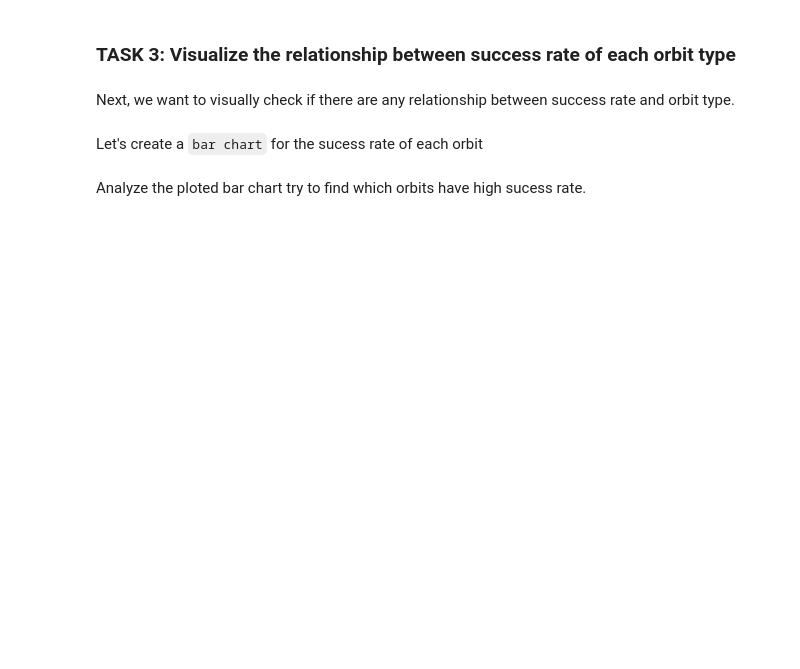
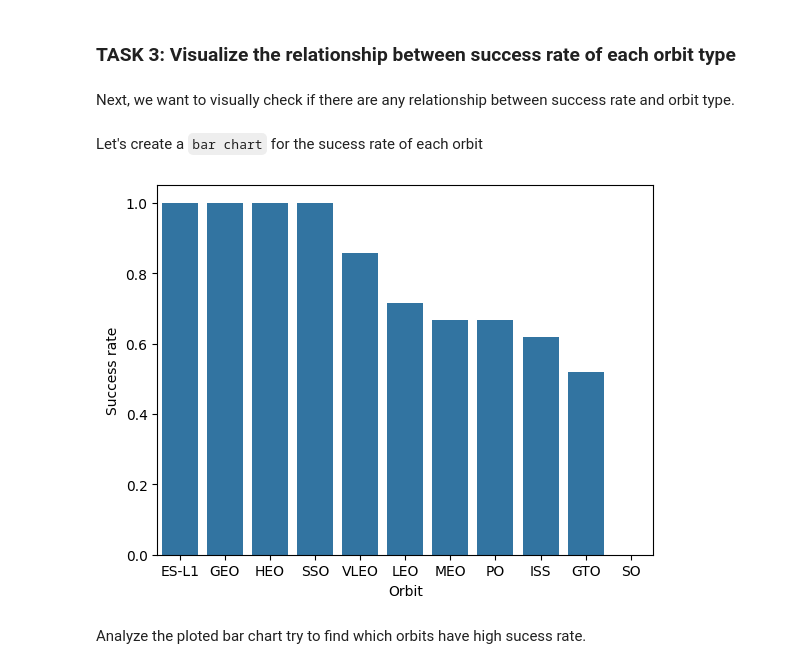
Before and after one commit to agnoevoy/spacex-capstone-project, a Jupyter notebook: notebooks/05_EDA_dataviz.ipynb, the cells around one changed output. Saved outputs shown, nothing was run; the diff lists cells and outputs as text; code cells hidden in the pictures; blank space fills up the shorter version.

```diff
--- a/notebooks/05_EDA_dataviz.ipynb
+++ b/notebooks/05_EDA_dataviz.ipynb
@@ -127,5 +164,18 @@ Next, we want to visually check if there are any relationship between success ra
 Let's create a `bar chart` for the sucess rate of each orbit
 # %%
 # HINT use groupby method on Orbit column and get the mean of Class column
+
+orbit_success = df.groupby('Orbit')['Class'].mean().sort_values(ascending=0)
+
+sns.barplot (
+    x=orbit_success.index,
+    y=orbit_success.values
+)
+
+plt.xlabel('Orbit')
+plt.ylabel('Success rate')
+plt.show()
+# %% [output]
+[figure, added]
 # %% [markdown]
 Analyze the ploted bar chart try to find which orbits have high sucess rate.
```
Also changed, not shown: parts of 9 cells of this notebook.
